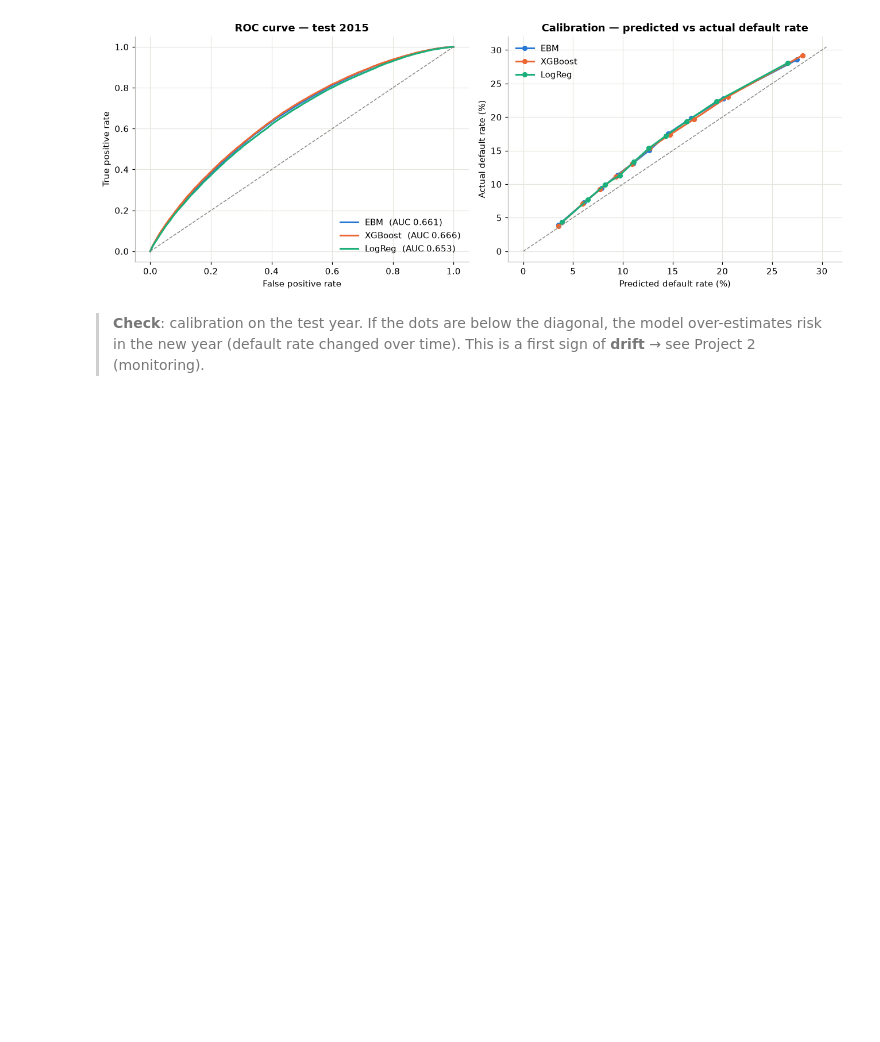
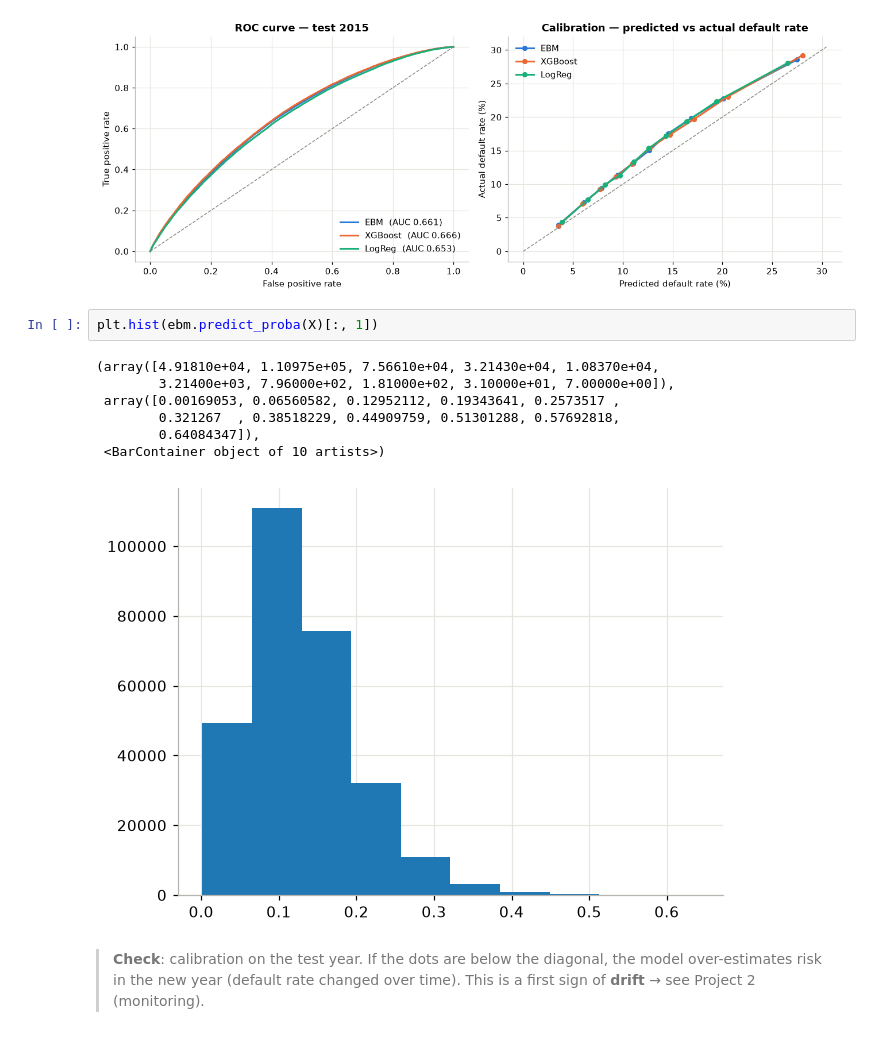
Before and after one commit to natsumisugimoto817/bank-risk-ml, a Jupyter notebook: src/01_credit_scoring_ebm.ipynb, the cells around one changed output. Cells and saved outputs as stored; diff of their text form; blank space fills up the shorter version.

```diff
--- a/src/01_credit_scoring_ebm.ipynb
+++ b/src/01_credit_scoring_ebm.ipynb
@@ -394,6 +476,16 @@ axes[1].legend(loc="upper left", frameon=False)
 plt.tight_layout(); plt.show()
 # %% [output]
 [figure]
+# %%
+plt.hist(ebm.predict_proba(X)[:, 1])
+# %% [output]
+(array([4.91810e+04, 1.10975e+05, 7.56610e+04, 3.21430e+04, 1.08370e+04,
+        3.21400e+03, 7.96000e+02, 1.81000e+02, 3.10000e+01, 7.00000e+00]),
+ array([0.00169053, 0.06560582, 0.12952112, 0.19343641, 0.2573517 ,
+        0.321267  , 0.38518229, 0.44909759, 0.51301288, 0.57692818,
+        0.64084347]),
+ <BarContainer object of 10 artists>)
+[figure, added]
 # %% [markdown]
 > **Check**: calibration on the test year. If the dots are below the diagonal, the model over-estimates risk in the new year (default rate changed over time). This is a first sign of **drift** → see Project 2 (monitoring).
 # %% [markdown]
```
Also changed, not shown: parts of 7 cells of this notebook, 1 other file.
